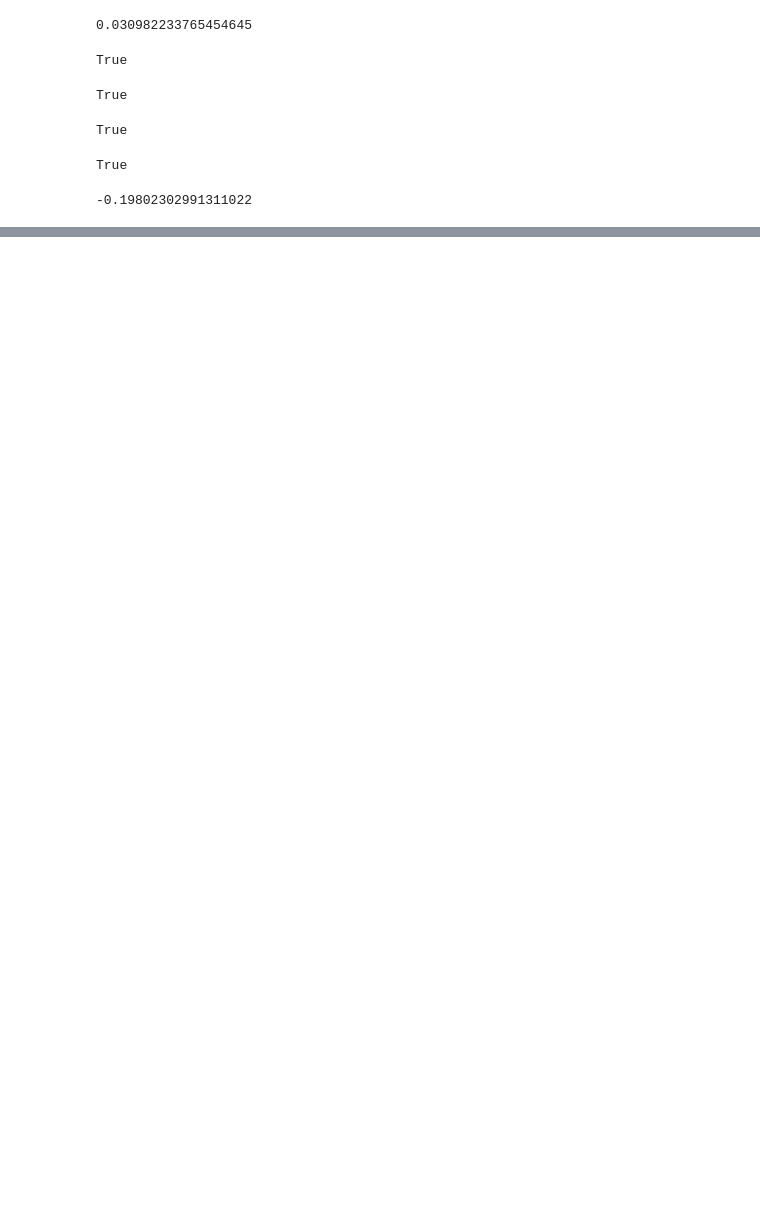
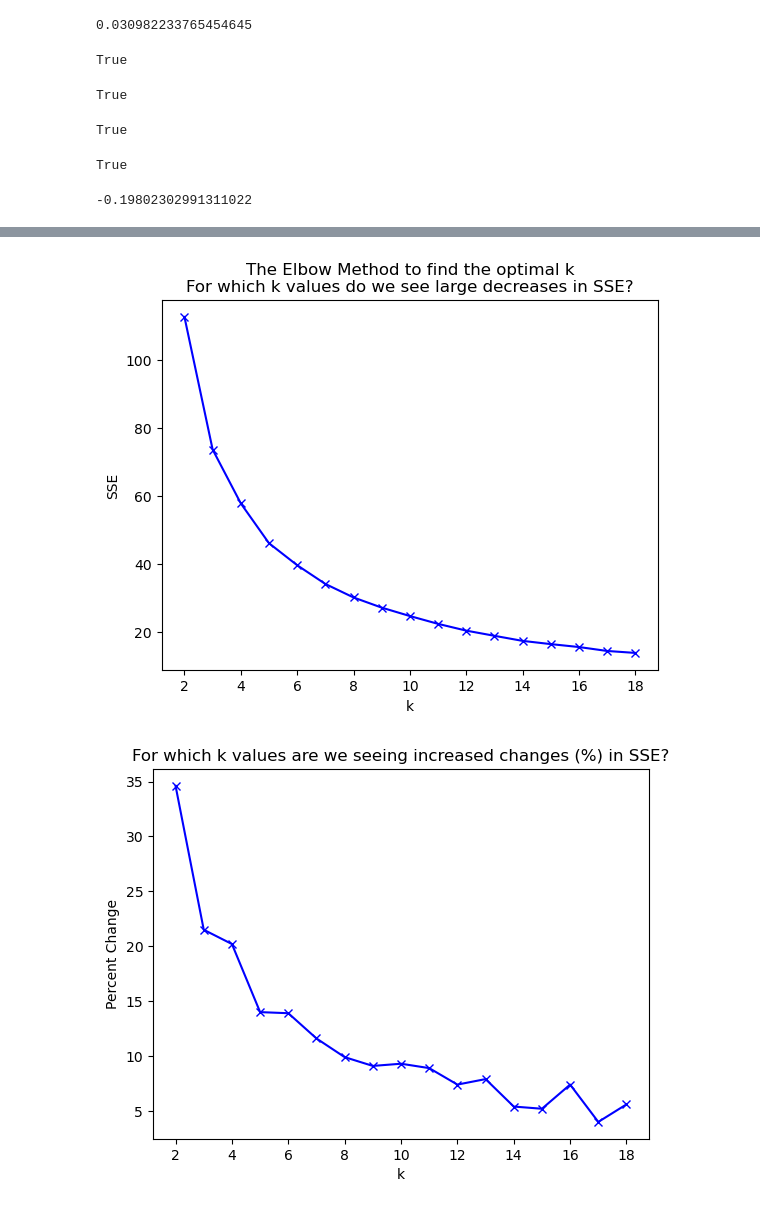
Before and after one commit to Wine-project-noether/Wine_project, a Jupyter notebook: exploration.ipynb, the cells around one changed output, grey strips where cells are left out. Drawn from its saved outputs; the diff is of its cells as text; code cells hidden in the pictures; blank space fills up the shorter version.

```diff
--- a/exploration.ipynb
+++ b/exploration.ipynb
@@ -350,0 +281,5 @@ X
+# %%
+find_k(X[0], cluster_vars, k_range)
+# %% [output]
+[figure, added]
+[figure, added]
```
Also changed, not shown: parts of 63 cells of this notebook, 4 other files.
